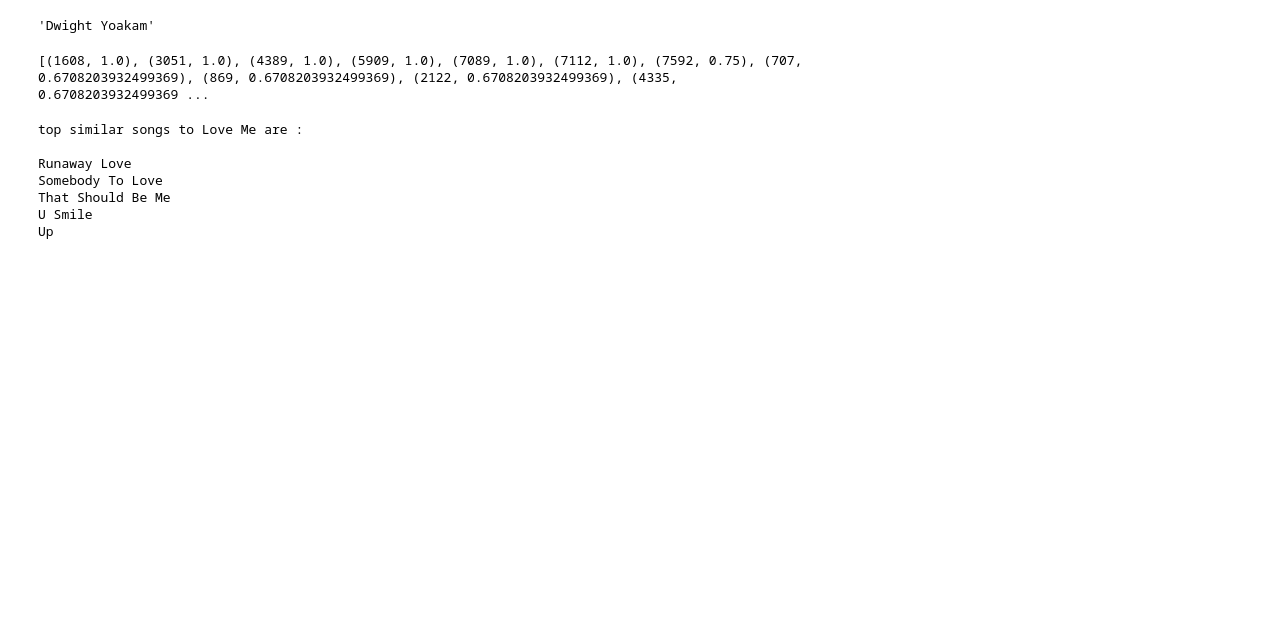
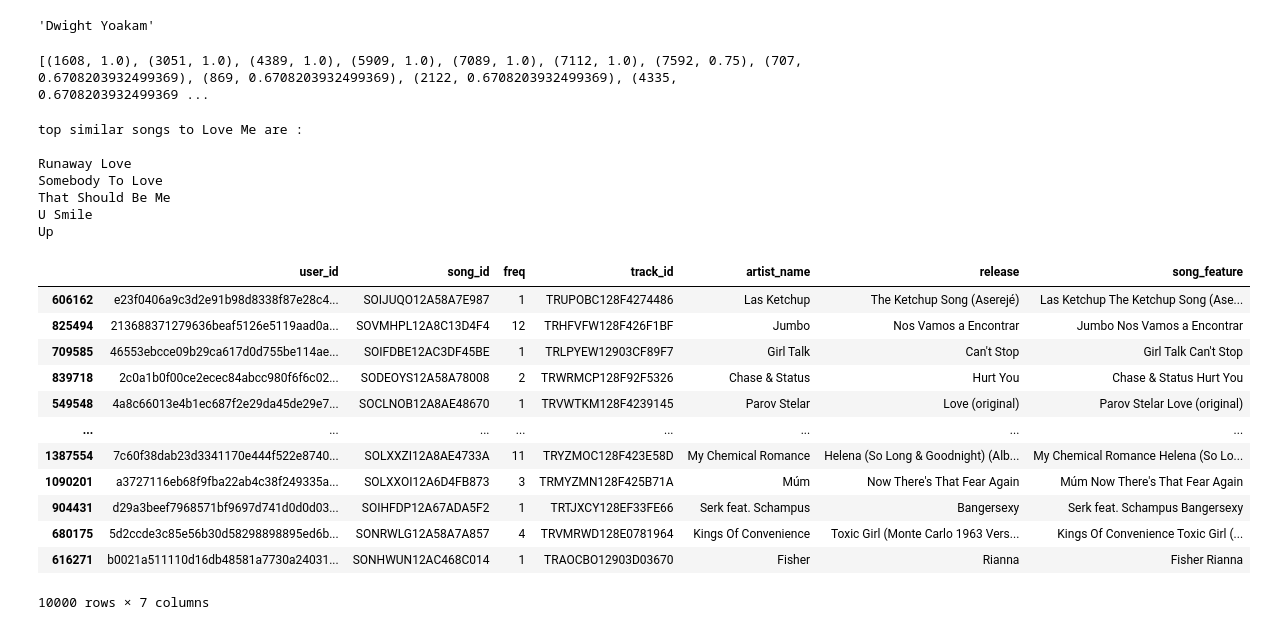
Before and after one commit to charithcherry/Innomatics_Internship_APR_21, a Jupyter notebook: Recommender System/Music_Rec_Sys.ipynb, the cells around one changed output. Cells and saved outputs as stored; diff of their text form; code cells hidden in the pictures; blank space fills up the shorter version.

```diff
--- a/Recommender System/Music_Rec_Sys.ipynb
+++ b/Recommender System/Music_Rec_Sys.ipynb
@@ -929,3 +930,21 @@ Somebody To Love
 That Should Be Me
 U Smile
 Up
+# %%
+
+song_df2=pd.DataFrame(song_df.sample(10000))
+song_df2
+# %% [output]
+|  | user_id | song_id | freq | track_id | artist_name | release | song_feature |
+| 606162 | e23f0406a9c3d2e91b98d8338f87e28c4... | SOIJUQO12A58A7E987 | 1 | TRUPOBC128F4274486 | Las Ketchup | The Ketchup Song (Aserejé) | Las Ketchup The Ketchup Song (Ase... |
+| 825494 | 213688371279636beaf5126e5119aad0a... | SOVMHPL12A8C13D4F4 | 12 | TRHFVFW128F426F1BF | Jumbo | Nos Vamos a Encontrar | Jumbo Nos Vamos a Encontrar |
+| 709585 | 46553ebcce09b29ca617d0d755be114ae... | SOIFDBE12AC3DF45BE | 1 | TRLPYEW12903CF89F7 | Girl Talk | Can't Stop | Girl Talk Can't Stop |
+| 839718 | 2c0a1b0f00ce2ecec84abcc980f6f6c02... | SODEOYS12A58A78008 | 2 | TRWRMCP128F92F5326 | Chase & Status | Hurt You | Chase & Status Hurt You |
+| 549548 | 4a8c66013e4b1ec687f2e29da45de29e7... | SOCLNOB12A8AE48670 | 1 | TRVWTKM128F4239145 | Parov Stelar | Love (original) | Parov Stelar Love (original) |
+| ... | ... | ... | ... | ... | ... | ... | ... |
+| 1387554 | 7c60f38dab23d3341170e444f522e8740... | SOLXXZI12A8AE4733A | 11 | TRYZMOC128F423E58D | My Chemical Romance | Helena (So Long & Goodnight) (Alb... | My Chemical Romance Helena (So Lo... |
+| 1090201 | a3727116eb68f9fba22ab4c38f249335a... | SOLXXOI12A6D4FB873 | 3 | TRMYZMN128F425B71A | Múm | Now There's That Fear Again | Múm Now There's That Fear Again |
+| 904431 | d29a3beef7968571bf9697d741d0d0d03... | SOIHFDP12A67ADA5F2 | 1 | TRTJXCY128EF33FE66 | Serk feat. Schampus | Bangersexy | Serk feat. Schampus Bangersexy |
+| 680175 | 5d2ccde3c85e56b30d58298898895ed6b... | SONRWLG12A58A7A857 | 4 | TRVMRWD128E0781964 | Kings Of Convenience | Toxic Girl (Monte Carlo 1963 Vers... | Kings Of Convenience Toxic Girl (... |
+| 616271 | b0021a511110d16db48581a7730a24031... | SONHWUN12AC468C014 | 1 | TRAOCBO12903D03670 | Fisher | Rianna | Fisher Rianna |
+10000 rows × 7 columns
```
Also changed, not shown: parts of 7 cells of this notebook.
